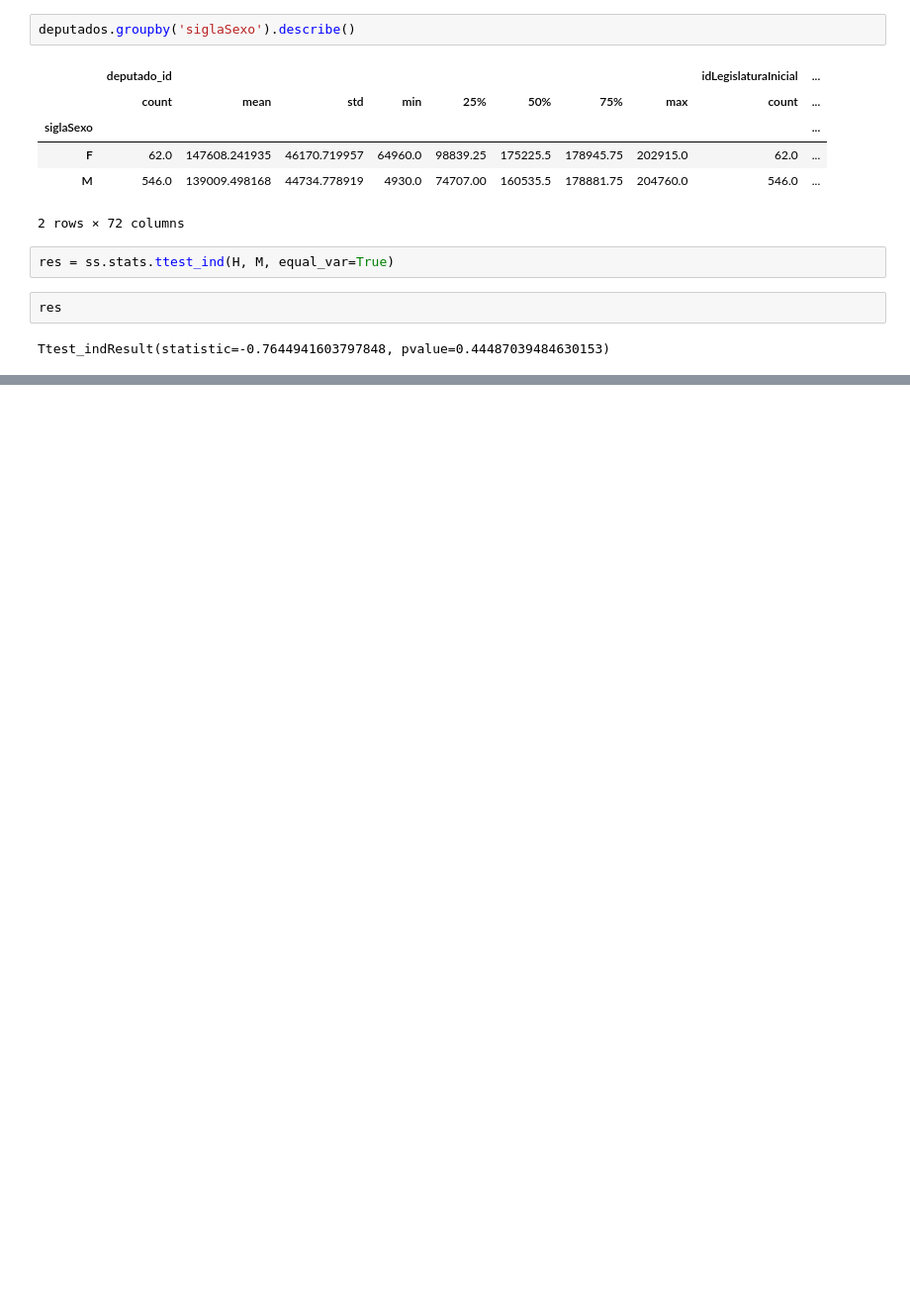
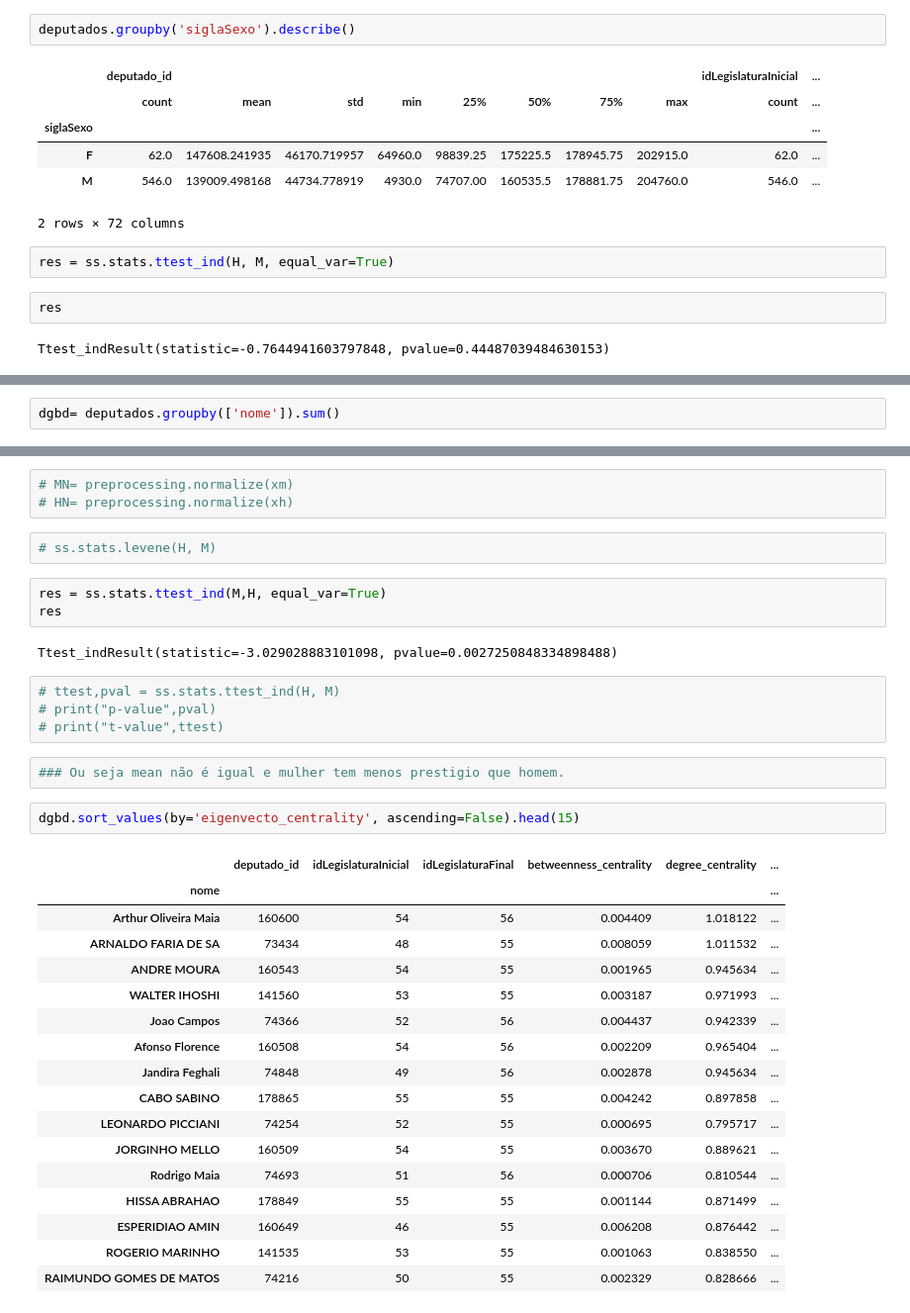
Before and after one commit to RogerPina2/P1-redesoc-2020, a Jupyter notebook: Teste_de_hipotese.ipynb, the cells around one changed output, grey strips where cells are left out. Shown: that part at 99% size. Drawn from its saved outputs; the diff is of its cells as text; blank space fills up the shorter version.

```diff
--- a/Teste_de_hipotese.ipynb
+++ b/Teste_de_hipotese.ipynb
@@ -140,0 +137,2 @@ AttributeError: module 'statsmodels.api' has no attribute 'ttest_rel'
+# %%
+dgbd= deputados.groupby(['nome']).sum()
@@ -140,0 +249,36 @@ AttributeError: module 'statsmodels.api' has no attribute 'ttest_rel'
+# %%
+# MN= preprocessing.normalize(xm)
+# HN= preprocessing.normalize(xh)
+# %%
+# ss.stats.levene(H, M)
+# %%
+res = ss.stats.ttest_ind(M,H, equal_var=True)
+res
+# %% [output]
+Ttest_indResult(statistic=-3.029028883101098, pvalue=0.0027250848334898488)
+# %%
+# ttest,pval = ss.stats.ttest_ind(H, M)
+# print("p-value",pval)
+# print("t-value",ttest)
+# %%
+### Ou seja mean não é igual e mulher tem menos prestigio que homem.
+# %%
+dgbd.sort_values(by='eigenvecto_centrality', ascending=False).head(15)
+# %% [output]
+|  | deputado_id | idLegislaturaInicial | idLegislaturaFinal | betweenness_centrality | degree_centrality | ... |
+| nome |  |  |  |  |  | ... |
+| Arthur Oliveira Maia | 160600 | 54 | 56 | 0.004409 | 1.018122 | ... |
+| ARNALDO FARIA DE SA | 73434 | 48 | 55 | 0.008059 | 1.011532 | ... |
+| ANDRE MOURA | 160543 | 54 | 55 | 0.001965 | 0.945634 | ... |
+| WALTER IHOSHI | 141560 | 53 | 55 | 0.003187 | 0.971993 | ... |
+| Joao Campos | 74366 | 52 | 56 | 0.004437 | 0.942339 | ... |
+| Afonso Florence | 160508 | 54 | 56 | 0.002209 | 0.965404 | ... |
+| Jandira Feghali | 74848 | 49 | 56 | 0.002878 | 0.945634 | ... |
+| CABO SABINO | 178865 | 55 | 55 | 0.004242 | 0.897858 | ... |
+| LEONARDO PICCIANI | 74254 | 52 | 55 | 0.000695 | 0.795717 | ... |
+| JORGINHO MELLO | 160509 | 54 | 55 | 0.003670 | 0.889621 | ... |
+| Rodrigo Maia | 74693 | 51 | 56 | 0.000706 | 0.810544 | ... |
+| HISSA ABRAHAO | 178849 | 55 | 55 | 0.001144 | 0.871499 | ... |
+| ESPERIDIAO AMIN | 160649 | 46 | 55 | 0.006208 | 0.876442 | ... |
+| ROGERIO MARINHO | 141535 | 53 | 55 | 0.001063 | 0.838550 | ... |
+| RAIMUNDO GOMES DE MATOS | 74216 | 50 | 55 | 0.002329 | 0.828666 | ... |
```
Also changed, not shown: parts of 17 cells of this notebook.
